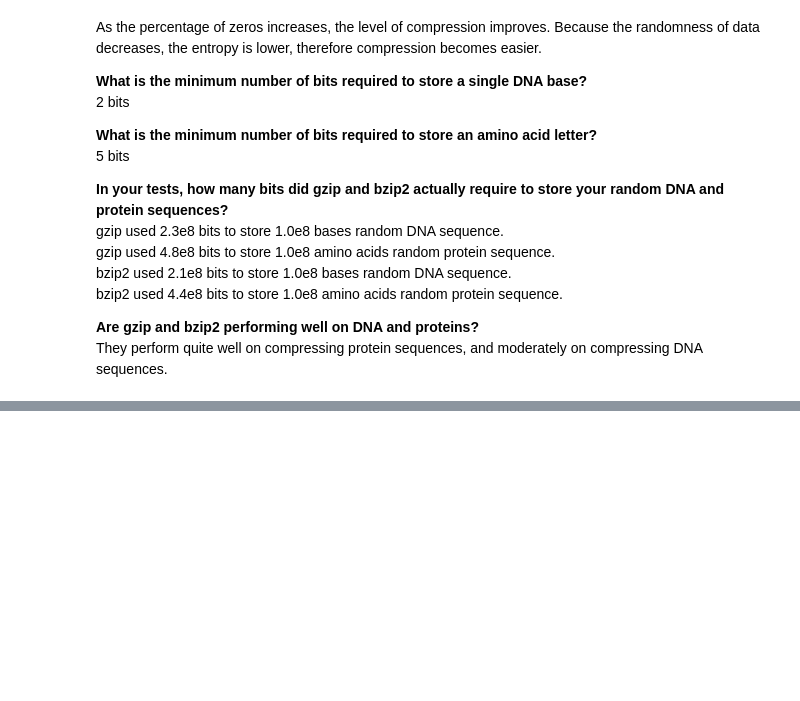
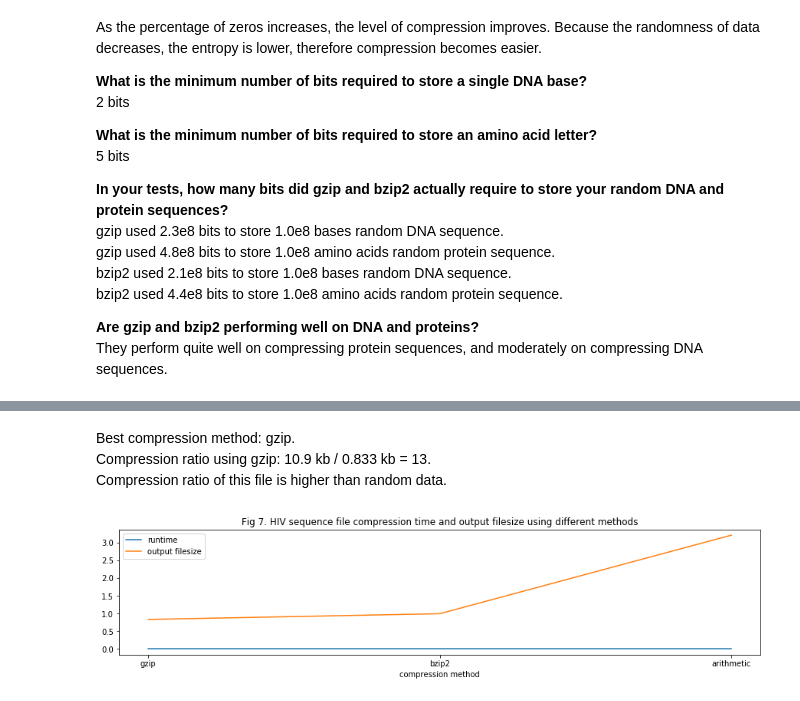
Before and after one commit to naserabd/bioe131lab7, a Jupyter notebook: Lab_7.ipynb, the cells around one changed output, grey strips where cells are left out. Cells and saved outputs as stored; diff of their text form; code cells hidden in the pictures; blank space fills up the shorter version.

```diff
--- a/Lab_7.ipynb
+++ b/Lab_7.ipynb
@@ -392,0 +457,29 @@ NameError: name 'IdList' is not defined
+# %% [markdown]
+Best compression method: gzip.
+Compression ratio using gzip: 10.9 kb / 0.833 kb = 13.
+Compression ratio of this file is higher than random data.
+# %%
+#Fig 7. HIV sequence file compression time and output filesize using different methods
+
+# Input Data
+compression_method = list(data_HIV.keys())
+compression_time = list([x[0] for x in data_HIV.values()])
+output_filesize = list([x[1] for x in data_HIV.values()])
+
+# plotting
+plt.plot(compression_method, compression_time, label = "runtime")
+plt.plot(compression_method, output_filesize, label = "output filesize")
+
+# add graph features
+plt.xlabel("compression method")
+plt.title('Fig 7. HIV sequence file compression time and output filesize using different methods')
+plt.legend()
+
+fig_size = plt.rcParams["figure.figsize"]
+fig_size[0] = 15
+fig_size[1] = 3
+plt.rcParams["figure.figsize"] = fig_size
+
+plt.show()
+# %% [output]
+[figure, added]
```
Also changed, not shown: parts of 14 cells of this notebook.
